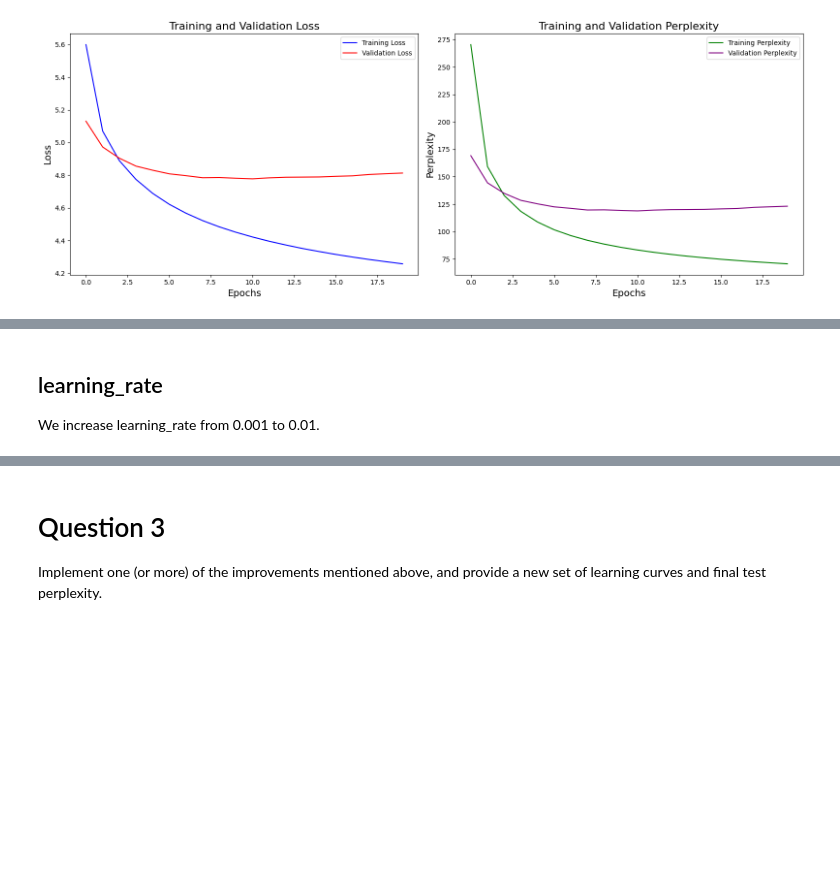
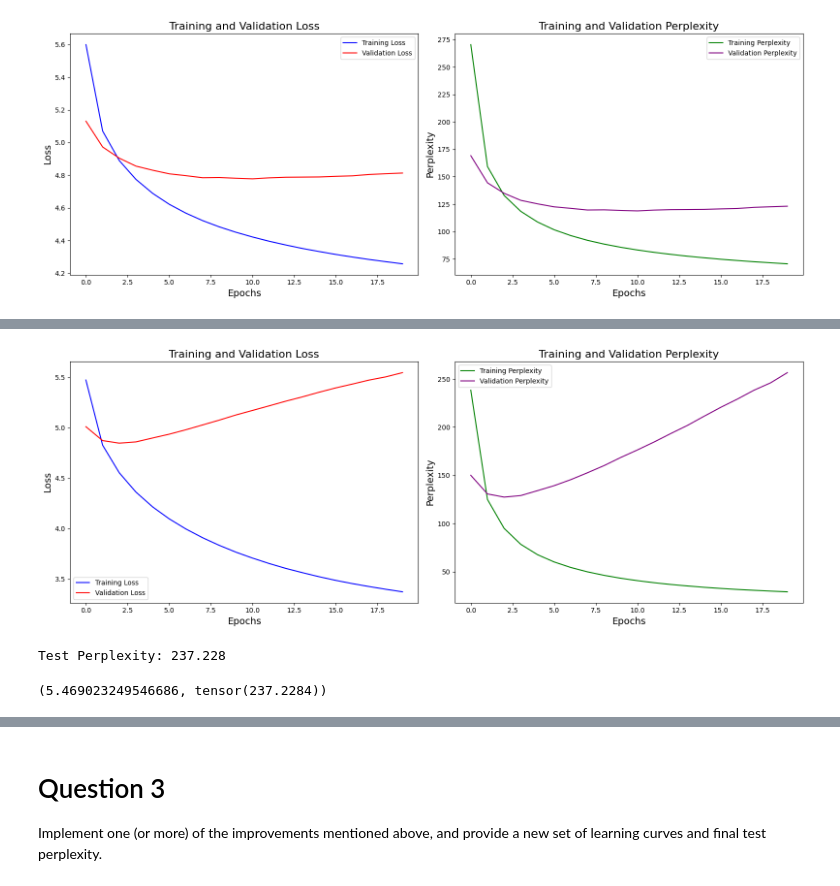
Before and after one commit to msai437-group3/hw4, a Jupyter notebook: RNN.ipynb, the cells around one changed output, grey strips where cells are left out. Cells and saved outputs as stored; diff of their text form; code cells hidden in the pictures; blank space fills up the shorter version.

```diff
--- a/RNN.ipynb
+++ b/RNN.ipynb
@@ -489,8 +603,9 @@ model.test()
 # %%
+# hidden_dim = 500
 params = {
     'hidden_dim': 500,
-    'embedding_dim': 300,
-    'time_step': 30,
+    'embedding_dim': 100,
+    'time_step': 10,
     'learning_rate': 0.001,
     'training_shuffle': True,
     'batch_size': 1024,
@@ -503,3 +618,4 @@ params = {
 model = RNNModel(params).to(device)
 model.train()
 model.test()
+# %% [output]
@@ -506,3 +639,3 @@ model.test()
+[figure, added]
+Test Perplexity: 237.228
+(5.469023249546686, tensor(237.2284))
-# %% [markdown]
-## learning_rate
-We increase learning_rate from 0.001 to 0.01.
```
Also changed, not shown: parts of 51 cells of this notebook.
